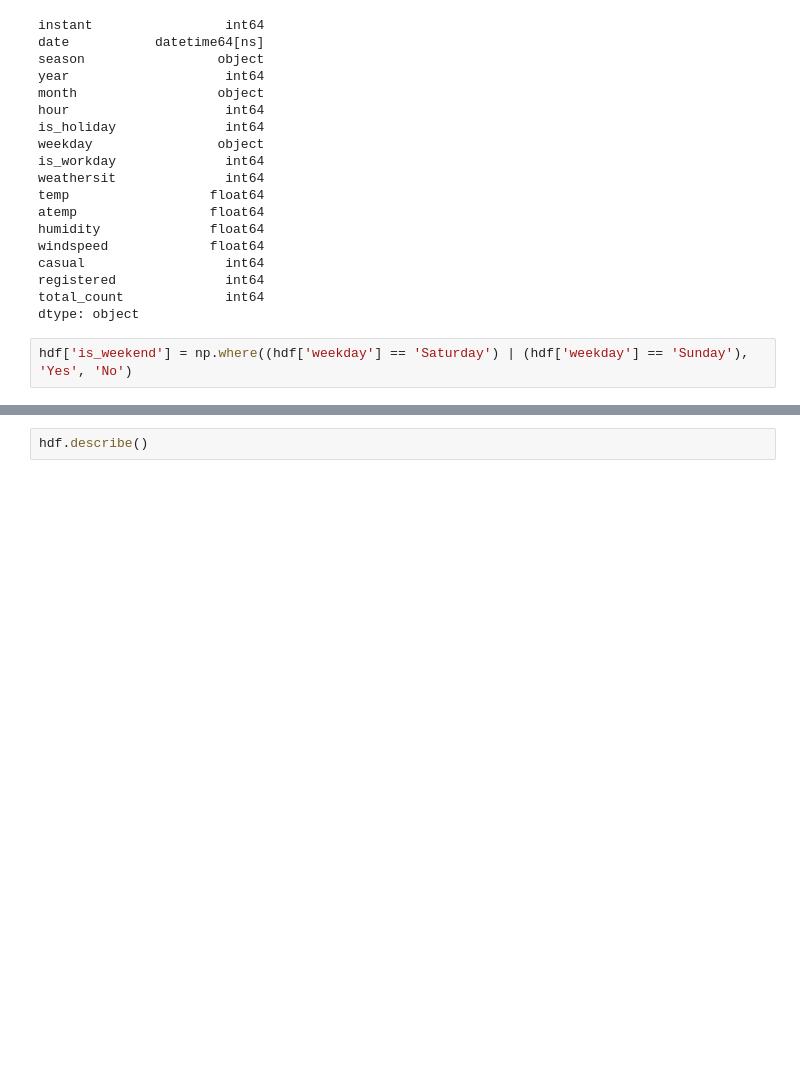
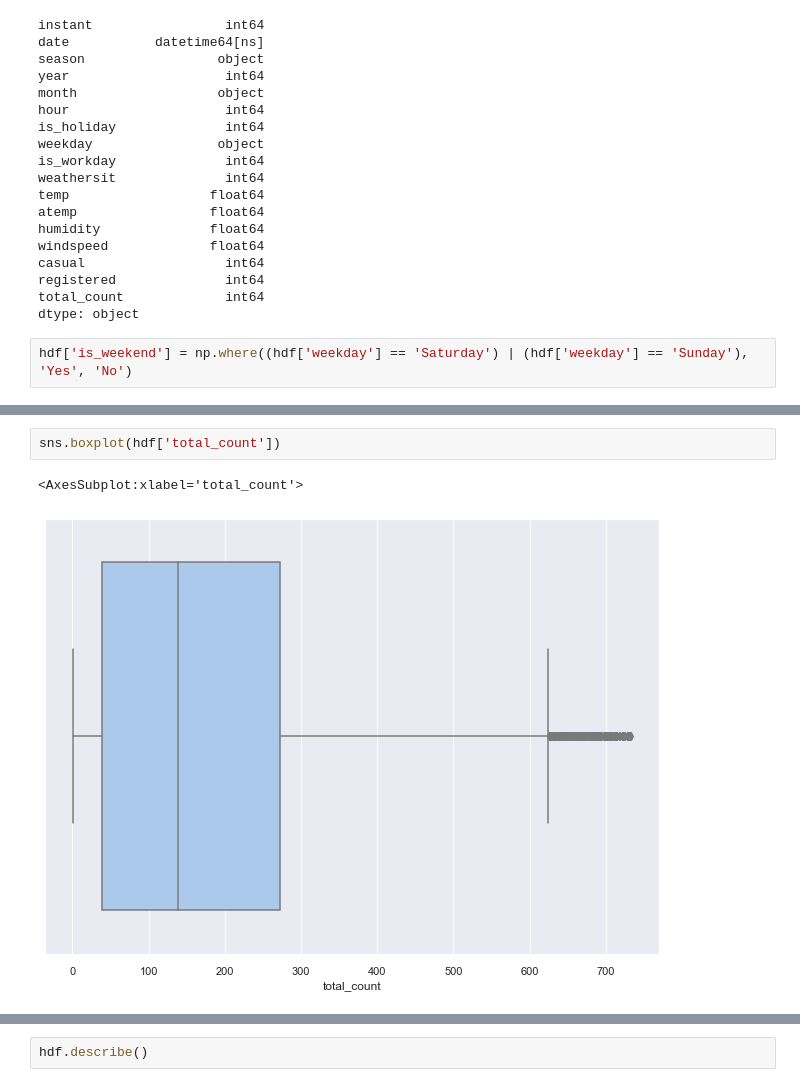
Before and after one commit to shekharbiswas/antelope, a Jupyter notebook: bikesharing.ipynb, the cells around one changed output, grey strips where cells are left out. Cells and saved outputs as stored; diff of their text form; blank space fills up the shorter version.

```diff
--- a/bikesharing.ipynb
+++ b/bikesharing.ipynb
@@ -279,0 +278,5 @@ sns.boxplot(x="windspeed", y="total_count", data=hdf, ax=ax[3])
+# %%
+sns.boxplot(hdf['total_count'])
+# %% [output]
+<AxesSubplot:xlabel='total_count'>
+[figure, added]
```
Also changed, not shown: parts of 6 cells of this notebook, 7 other files.
